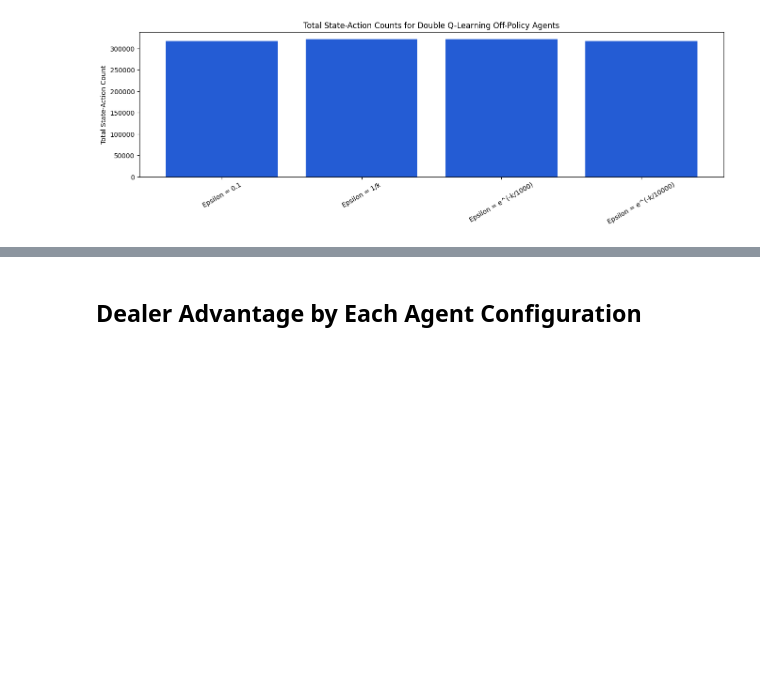
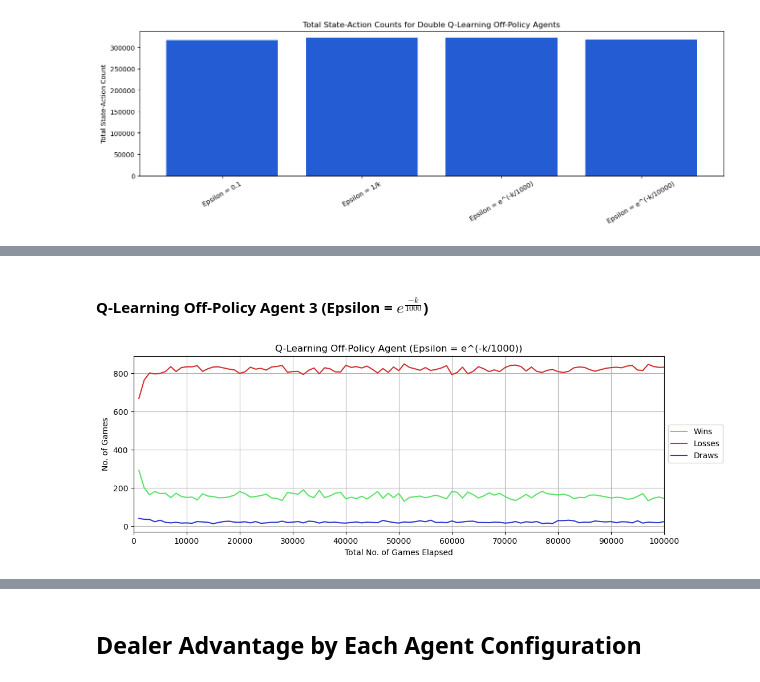
Before and after one commit to bentaliana/ARI2204, a Jupyter notebook: agent_evaluation.ipynb, the cells around one changed output, grey strips where cells are left out. Saved outputs shown, nothing was run; the diff lists cells and outputs as text; code cells hidden in the pictures; blank space fills up the shorter version.

```diff
--- a/agent_evaluation.ipynb
+++ b/agent_evaluation.ipynb
@@ -773,0 +855,2 @@ plot_total_state_action_counts(
+# %% [markdown]
+#### <b>Q-Learning Off-Policy Agent 3 (Epsilon = $e^{\frac{-k}{1000}}$)</b>
@@ -773,0 +861,4 @@ plot_total_state_action_counts(
+# %%
+plot_results(q_l_agent_3_results [0], "Q-Learning Off-Policy Agent (Epsilon = e^(-k/1000))")
+# %% [output]
+[figure, added]
```
Also changed, not shown: parts of 44 cells of this notebook.
